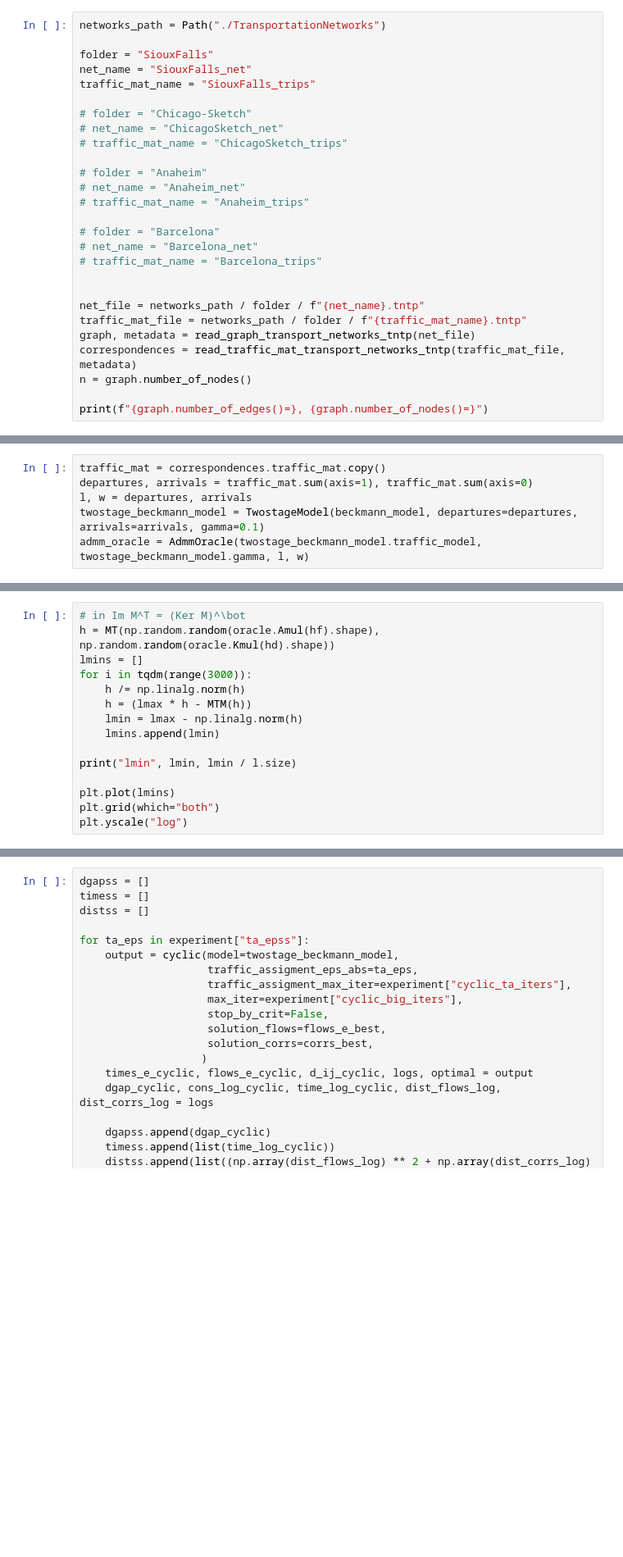
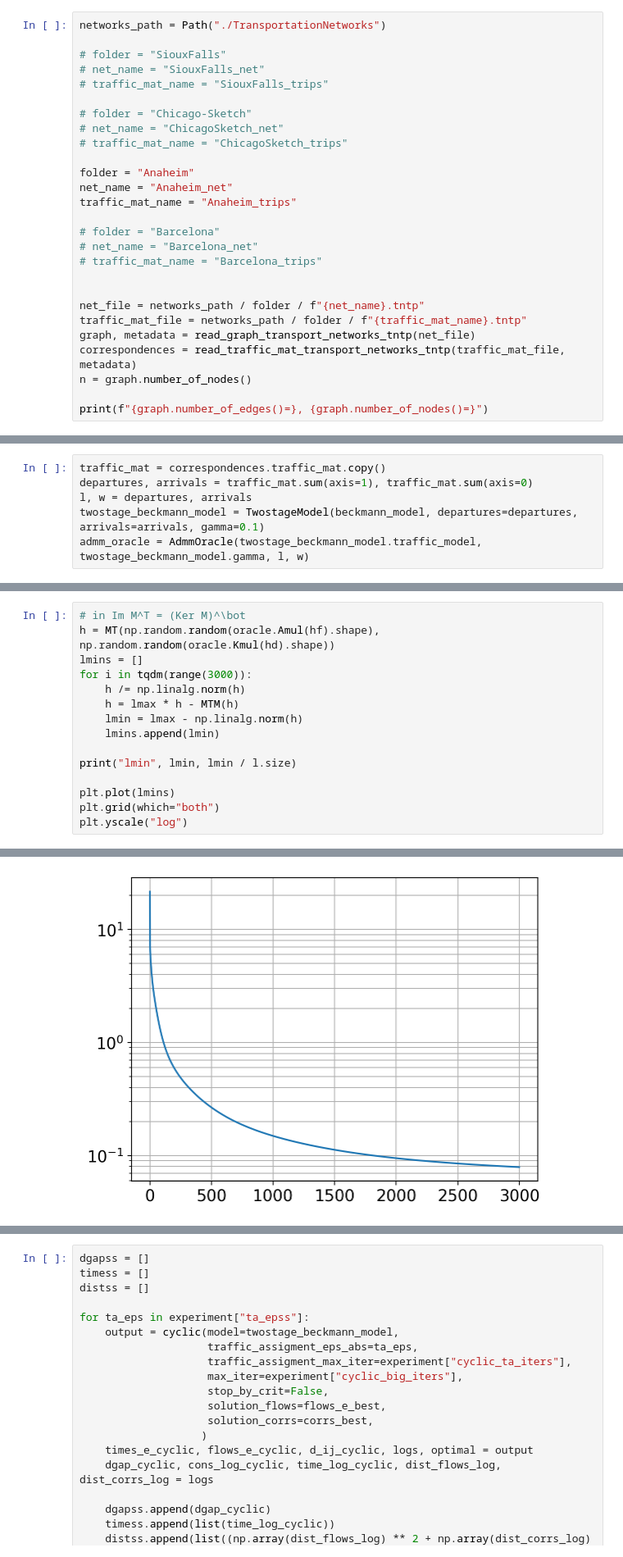
Before and after one commit to niquepolice/mmo_tm, a Jupyter notebook: all_models.ipynb, the cells around one changed output, grey strips where cells are left out. Shown at 82% size. Saved outputs shown, nothing was run; the diff lists cells and outputs as text; blank space fills up the shorter version.

```diff
--- a/all_models.ipynb
+++ b/all_models.ipynb
@@ -32,17 +32,17 @@ plt.rcParams.update({'font.size': 14})
 # %%
 networks_path = Path("./TransportationNetworks")
 
-folder = "SiouxFalls"
-net_name = "SiouxFalls_net"
-traffic_mat_name = "SiouxFalls_trips"
+# folder = "SiouxFalls"
+# net_name = "SiouxFalls_net"
+# traffic_mat_name = "SiouxFalls_trips"
 
 # folder = "Chicago-Sketch"
 # net_name = "ChicagoSketch_net"
 # traffic_mat_name = "ChicagoSketch_trips"
 
-# folder = "Anaheim"
-# net_name = "Anaheim_net"
-# traffic_mat_name = "Anaheim_trips"
+folder = "Anaheim"
+net_name = "Anaheim_net"
+traffic_mat_name = "Anaheim_trips"
 
 # folder = "Barcelona"
 # net_name = "Barcelona_net"
@@ -128,7 +146,7 @@ h = MT(np.random.random(oracle.Amul(hf).shape), np.random.random(oracle.Kmul(hd)
 lmins = []
 for i in tqdm(range(3000)):
     h /= np.linalg.norm(h)
-    h = (lmax * h - MTM(h))
+    h = lmax * h - MTM(h)
     lmin = lmax - np.linalg.norm(h)
     lmins.append(lmin)
 
@@ -137,3 +155,4 @@ print("lmin", lmin, lmin / l.size)
 plt.plot(lmins)
 plt.grid(which="both")
 plt.yscale("log")
+# %% [output]
@@ -140,3 +160,4 @@ plt.yscale("log")
+[figure, added]
 # %%
 # for Sioux-Falls
 comment = "3FW in cyclic"
```
Also changed, not shown: parts of 18 cells of this notebook, 1 other file.
